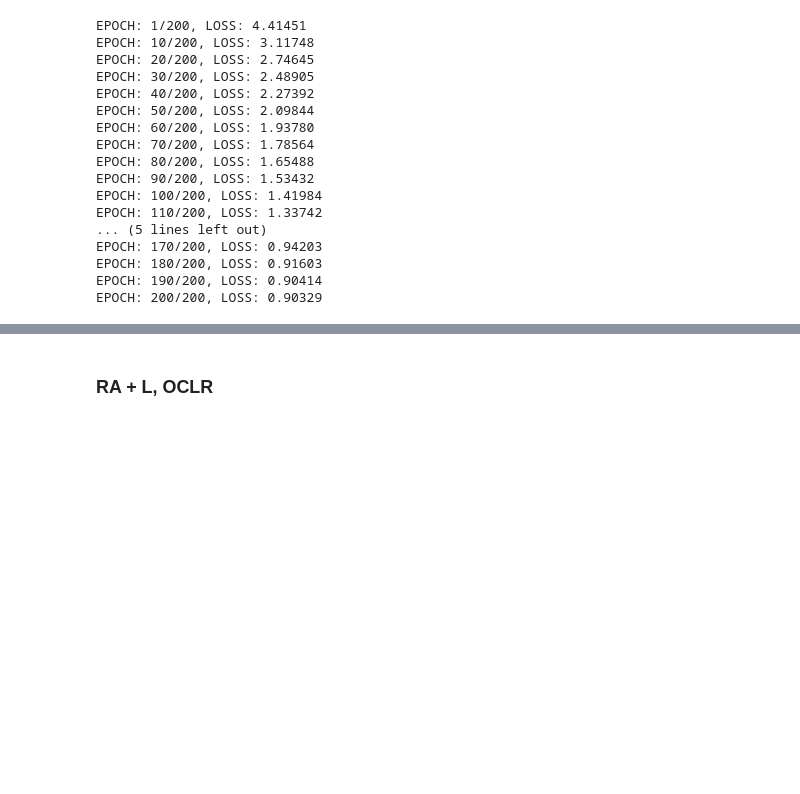
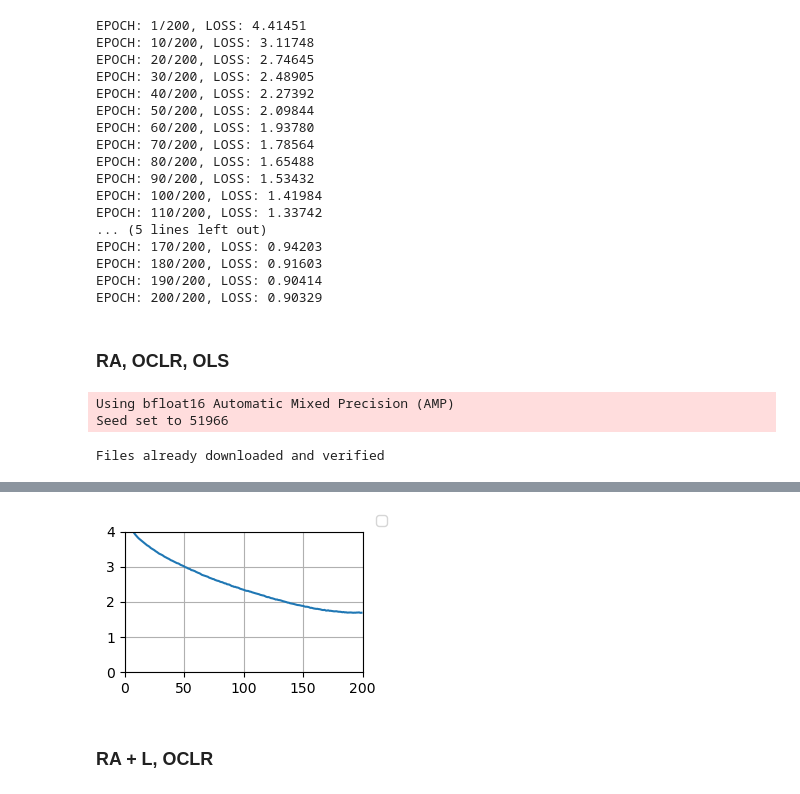
Before and after one commit to takeyarise/ipynotebooks, a Jupyter notebook: image_recognition/notebooks/RN18_cifar100.ipynb, the cells around one changed output, grey strips where cells are left out. Cells and saved outputs as stored; diff of their text form; code cells hidden in the pictures; blank space fills up the shorter version.

```diff
--- a/image_recognition/notebooks/RN18_cifar100.ipynb
+++ b/image_recognition/notebooks/RN18_cifar100.ipynb
@@ -487,3 +491,5 @@ EPOCH: 170/200, LOSS: 0.94203
 EPOCH: 180/200, LOSS: 0.91603
 EPOCH: 190/200, LOSS: 0.90414
 EPOCH: 200/200, LOSS: 0.90329
+# %% [markdown]
+### RA, OCLR, OLS
@@ -489,0 +572,22 @@ EPOCH: 200/200, LOSS: 0.90329
+# %%
+fabric = L.Fabric(
+    accelerator='cuda',
+    devices=[0],
+    precision='bf16-mixed',
+)
+name = 'CIFAR100_RN18_RA_OCLR_OLS'
+results[name] = fabric.launch(train_cifar100_rn18_ra_oclr_ols)
+names.append(name)
+
+fig, ax = plt.subplots(nrows=1, ncols=1, figsize=(3, 2))
+ax.plot(results[name]['loss'])
+ax.grid()
+ax.set_ylim((0.0, 4.0))
+ax.set_xlim((0, len(results[name]['loss'])))
+fig.tight_layout()
+fig.legend()
+plt.show()
+# %% [output]
+Using bfloat16 Automatic Mixed Precision (AMP)
+Seed set to 51966
+Files already downloaded and verified
@@ -490,3 +611,4 @@ EPOCH: 200/200, LOSS: 0.90329
+[figure, added]
 # %% [markdown]
 ### RA + L, OCLR
 # %%
```
Also changed, not shown: parts of 5 cells of this notebook.
